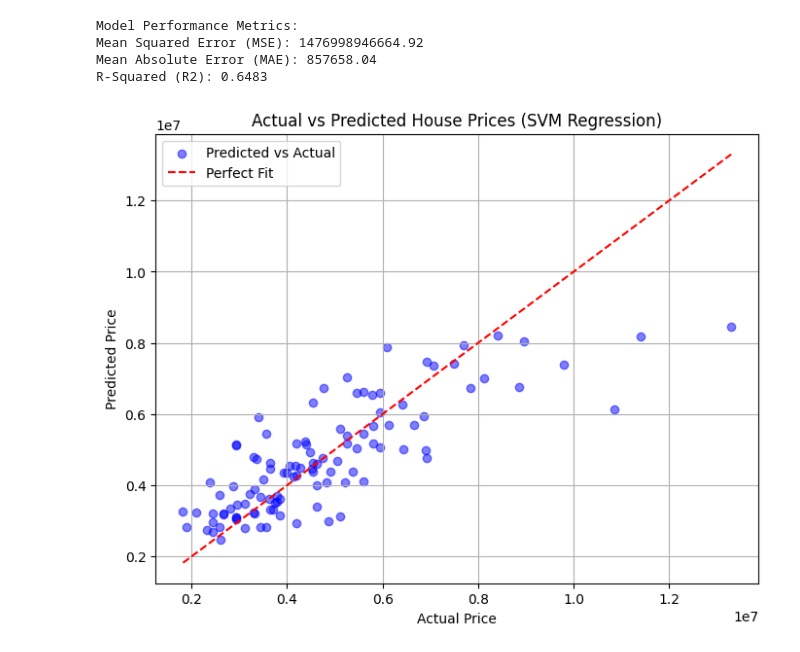
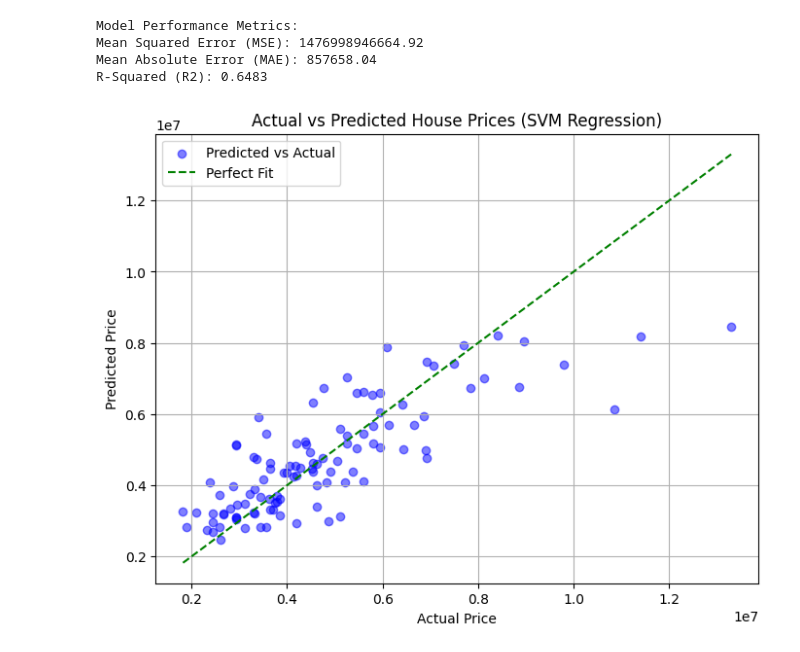
Before and after one commit to JosiahLam/Housing-Price-Prediction, a Jupyter notebook: Model_04.ipynb, the cells around one changed output. Saved outputs shown, nothing was run; the diff lists cells and outputs as text; code cells hidden in the pictures.

```diff
--- a/Model_04.ipynb
+++ b/Model_04.ipynb
@@ -147,14 +147,14 @@ R-Squared (R2): 0.6483
 # %%
 # Plot Actual vs. Predicted Prices
 plt.figure(figsize=(8, 6))
 plt.scatter(y_test, y_pred, color='blue', alpha=0.5, label="Predicted vs Actual")
-plt.plot([min(y_test), max(y_test)], [min(y_test), max(y_test)], color='red', linestyle='--', label="Perfect Fit")
+plt.plot([min(y_test), max(y_test)], [min(y_test), max(y_test)], color='green', linestyle='--', label="Perfect Fit")
 
 plt.xlabel("Actual Price")
 plt.ylabel("Predicted Price")
 plt.title("Actual vs Predicted House Prices (SVM Regression)")
 plt.legend()
 plt.grid(True)
 plt.show()
 # %% [output]
-[figure, old version]
+[figure, new version]
```
Also changed, not shown: 3 other files.
